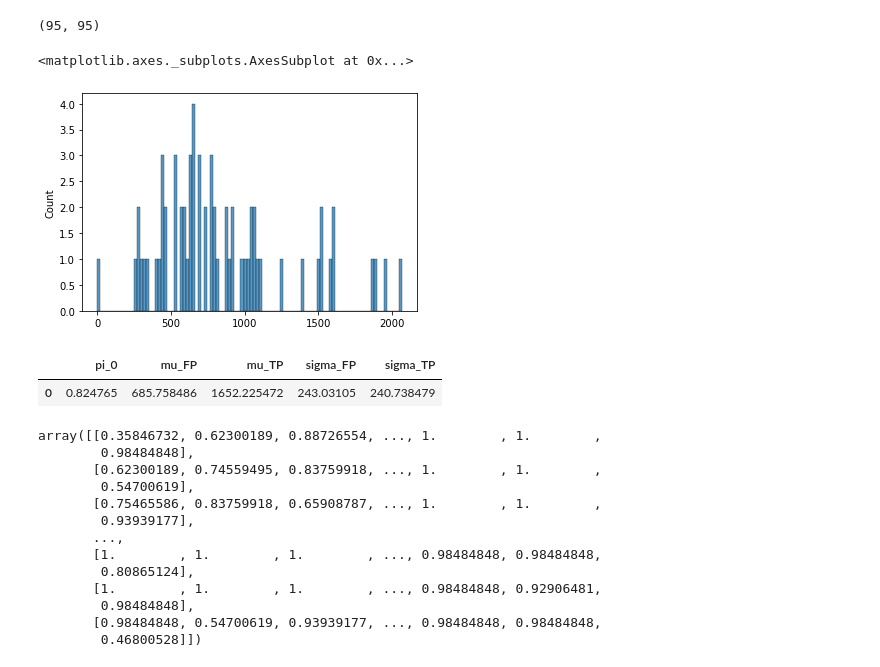
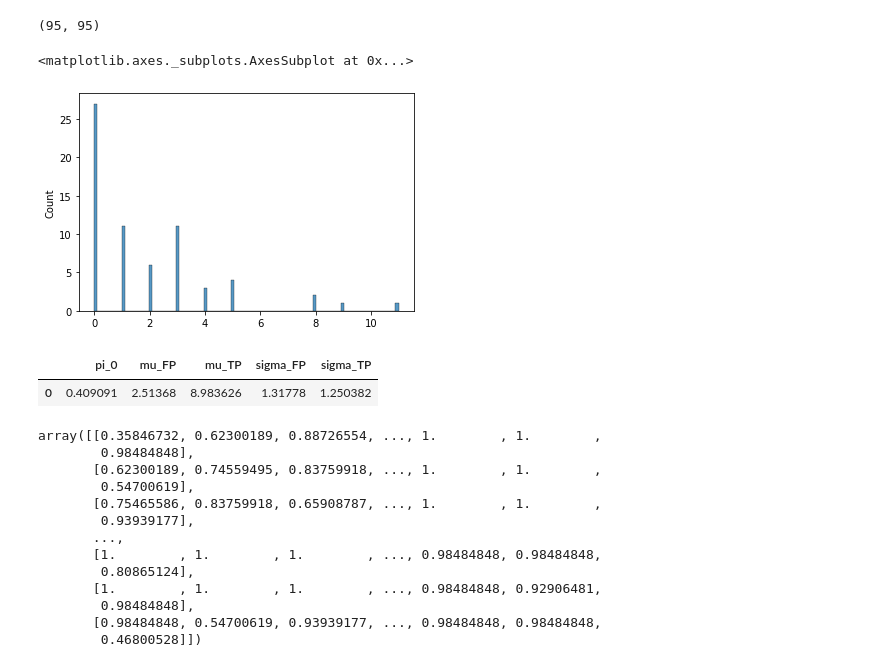
Before and after one commit to lavrad99/hcph-sops, a Jupyter notebook: code/analysis/testing_naive_estimator.ipynb, the cells around one changed output. Drawn from its saved outputs; the diff is of its cells as text; code cells hidden in the pictures.

```diff
--- a/code/analysis/testing_naive_estimator.ipynb
+++ b/code/analysis/testing_naive_estimator.ipynb
@@ -80,20 +86,20 @@ my_data.shape[:2]
 # %% [output]
 (95, 95)
 # %%
-sns.histplot(my_data[4,4,:] , bins = 100)
+sns.histplot(my_data[3,25,:] , bins = 100)
 # %% [output]
 <matplotlib.axes._subplots.AxesSubplot at 0x...>
-[figure, old version]
+[figure, new version]
 # %%
 try:
     p0 = estimate_pi0_naive(my_data[4,4,:])
 except:
     p0 = 1
-# %%
-p0
-# %% [output]
-|  | pi_0 | mu_FP | mu_TP | sigma_FP | sigma_TP |
-| 0 | 0.824765 | 685.758486 | 1652.225472 | 243.03105 | 240.738479 |
+# %%
+estimate_pi0_naive(my_data[3,25,:])
+# %% [output]
+|  | pi_0 | mu_FP | mu_TP | sigma_FP | sigma_TP |
+| 0 | 0.409091 | 2.51368 | 8.983626 | 1.31778 | 1.250382 |
 # %%
 my_map = np.ones(my_data.shape[:2])
 # %%
```
Also changed, not shown: parts of 9 cells of this notebook.
